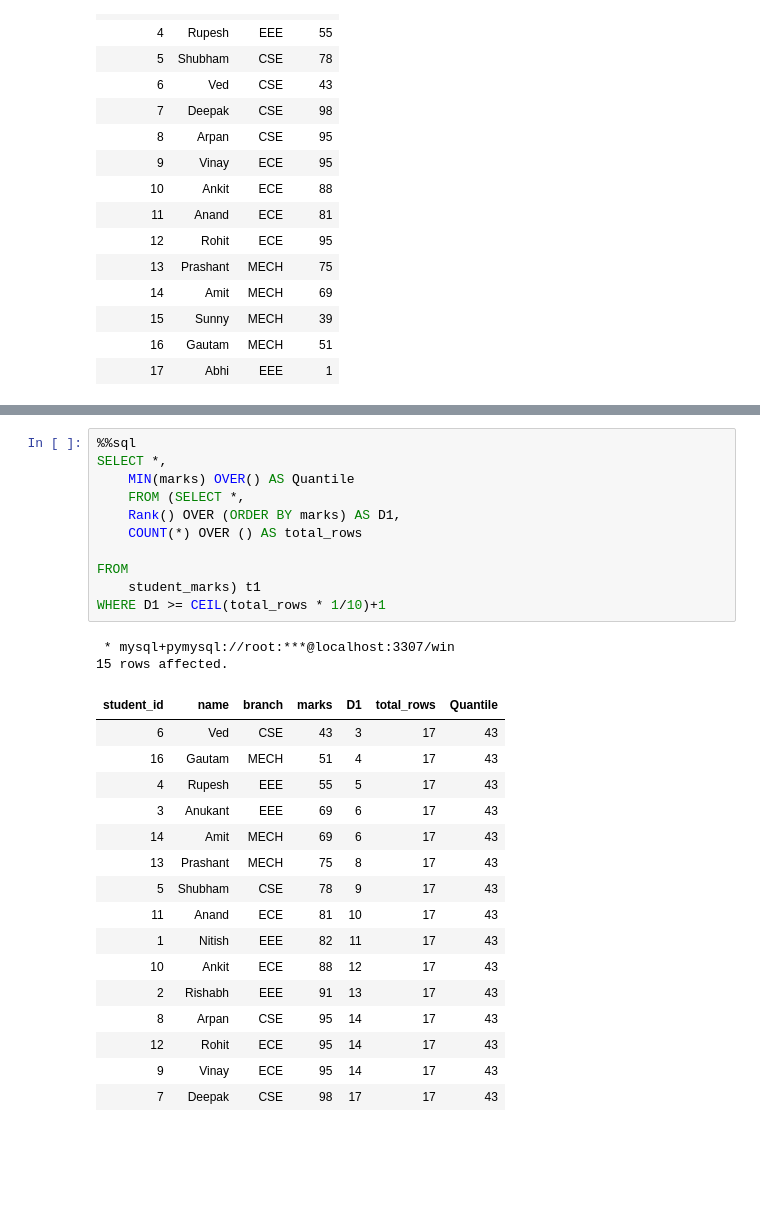
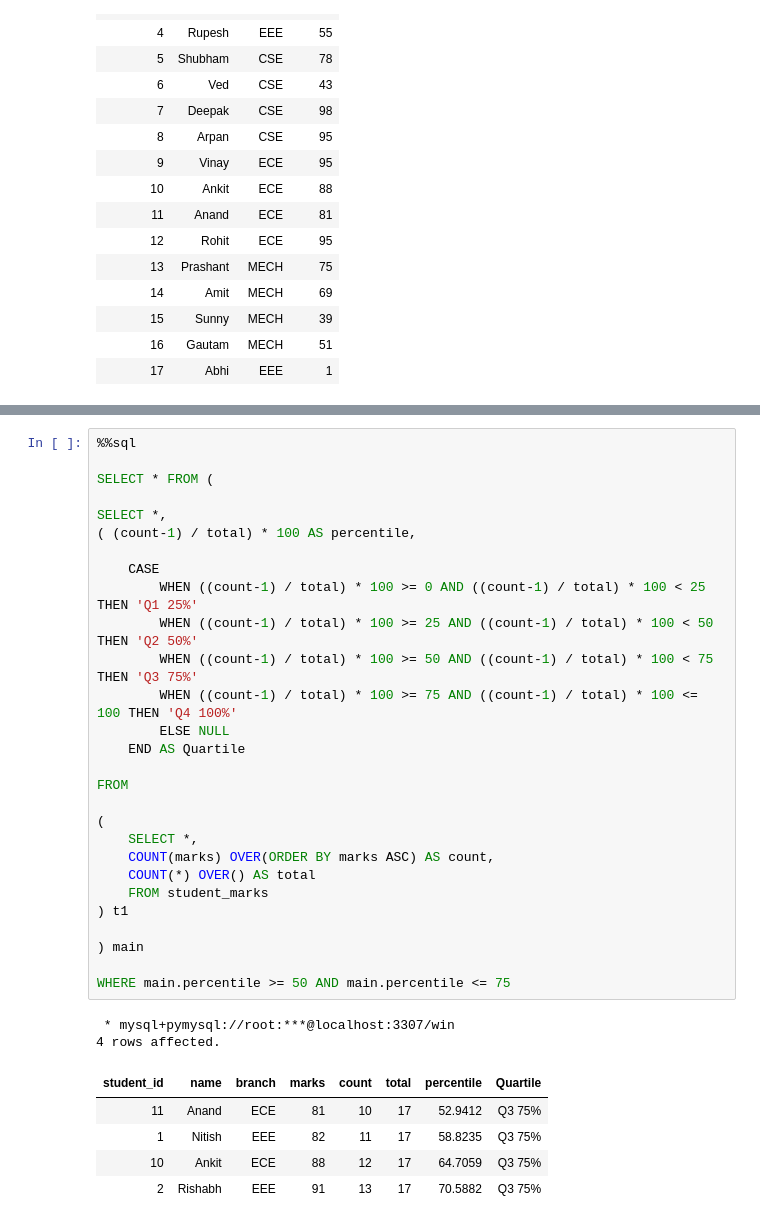
Before and after one commit to Mubeen-Ahmad/python_11, a Jupyter notebook: sql/windows_function_part2.ipynb, the cells around one changed output, grey strips where cells are left out. Cells and saved outputs as stored; diff of their text form; blank space fills up the shorter version.

```diff
--- a/sql/windows_function_part2.ipynb
+++ b/sql/windows_function_part2.ipynb
@@ -780,32 +772,38 @@ WHERE Q3 >= CEIL(total_rows * 3/4)
-# %%
-%%sql
-SELECT *,
-    MIN(marks) OVER() AS Quantile
-    FROM (SELECT *,
-    Rank() OVER (ORDER BY marks) AS D1,
-    COUNT(*) OVER () AS total_rows
-
-FROM
-    student_marks) t1
-WHERE D1 >= CEIL(total_rows * 1/10)+1
-# %% [output]
- * mysql+pymysql://root:***@localhost:3307/win
-15 rows affected.
-| student_id | name | branch | marks | D1 | total_rows | Quantile |
-| 6 | Ved | CSE | 43 | 3 | 17 | 43 |
-| 16 | Gautam | MECH | 51 | 4 | 17 | 43 |
-| 4 | Rupesh | EEE | 55 | 5 | 17 | 43 |
-| 3 | Anukant | EEE | 69 | 6 | 17 | 43 |
-| 14 | Amit | MECH | 69 | 6 | 17 | 43 |
-| 13 | Prashant | MECH | 75 | 8 | 17 | 43 |
-| 5 | Shubham | CSE | 78 | 9 | 17 | 43 |
-| 11 | Anand | ECE | 81 | 10 | 17 | 43 |
-| 1 | Nitish | EEE | 82 | 11 | 17 | 43 |
-| 10 | Ankit | ECE | 88 | 12 | 17 | 43 |
-| 2 | Rishabh | EEE | 91 | 13 | 17 | 43 |
-| 8 | Arpan | CSE | 95 | 14 | 17 | 43 |
-| 12 | Rohit | ECE | 95 | 14 | 17 | 43 |
-| 9 | Vinay | ECE | 95 | 14 | 17 | 43 |
-| 7 | Deepak | CSE | 98 | 17 | 17 | 43 |
+# %%
+%%sql
+
+SELECT * FROM (
+
+SELECT *,
+( (count-1) / total) * 100 AS percentile,
+
+    CASE
+        WHEN ((count-1) / total) * 100 >= 0 AND ((count-1) / total) * 100 < 25 THEN 'Q1 25%'
+        WHEN ((count-1) / total) * 100 >= 25 AND ((count-1) / total) * 100 < 50 THEN 'Q2 50%'
+        WHEN ((count-1) / total) * 100 >= 50 AND ((count-1) / total) * 100 < 75 THEN 'Q3 75%'
+        WHEN ((count-1) / total) * 100 >= 75 AND ((count-1) / total) * 100 <= 100 THEN 'Q4 100%'
+        ELSE NULL
+    END AS Quartile
+
+FROM
+
+(
+    SELECT *,
+    COUNT(marks) OVER(ORDER BY marks ASC) AS count,
+    COUNT(*) OVER() AS total
+    FROM student_marks
+) t1
+
+) main
+
+WHERE main.percentile >= 50 AND main.percentile <= 75
+# %% [output]
+ * mysql+pymysql://root:***@localhost:3307/win
+4 rows affected.
+| student_id | name | branch | marks | count | total | percentile | Quartile |
+| 11 | Anand | ECE | 81 | 10 | 17 | 52.9412 | Q3 75% |
+| 1 | Nitish | EEE | 82 | 11 | 17 | 58.8235 | Q3 75% |
+| 10 | Ankit | ECE | 88 | 12 | 17 | 64.7059 | Q3 75% |
+| 2 | Rishabh | EEE | 91 | 13 | 17 | 70.5882 | Q3 75% |
 # %% [markdown]
 <div style="text-align:justify; color:black; font-size:25px; font-family:Sans-serif; font-style: oblique; text-shadow: 0 0 3px white, 0 0 1px black;">Percentile<ul><p>Percentile (P) represents a specific percentage of data below a given value in a dataset. <br>It is a measure that indicates the relative standing or position of a particular value within a dataset. <br> In Percentile  Data are Divided into 100 Parts</p></ul>
```
Also changed, not shown: parts of 19 cells of this notebook.
